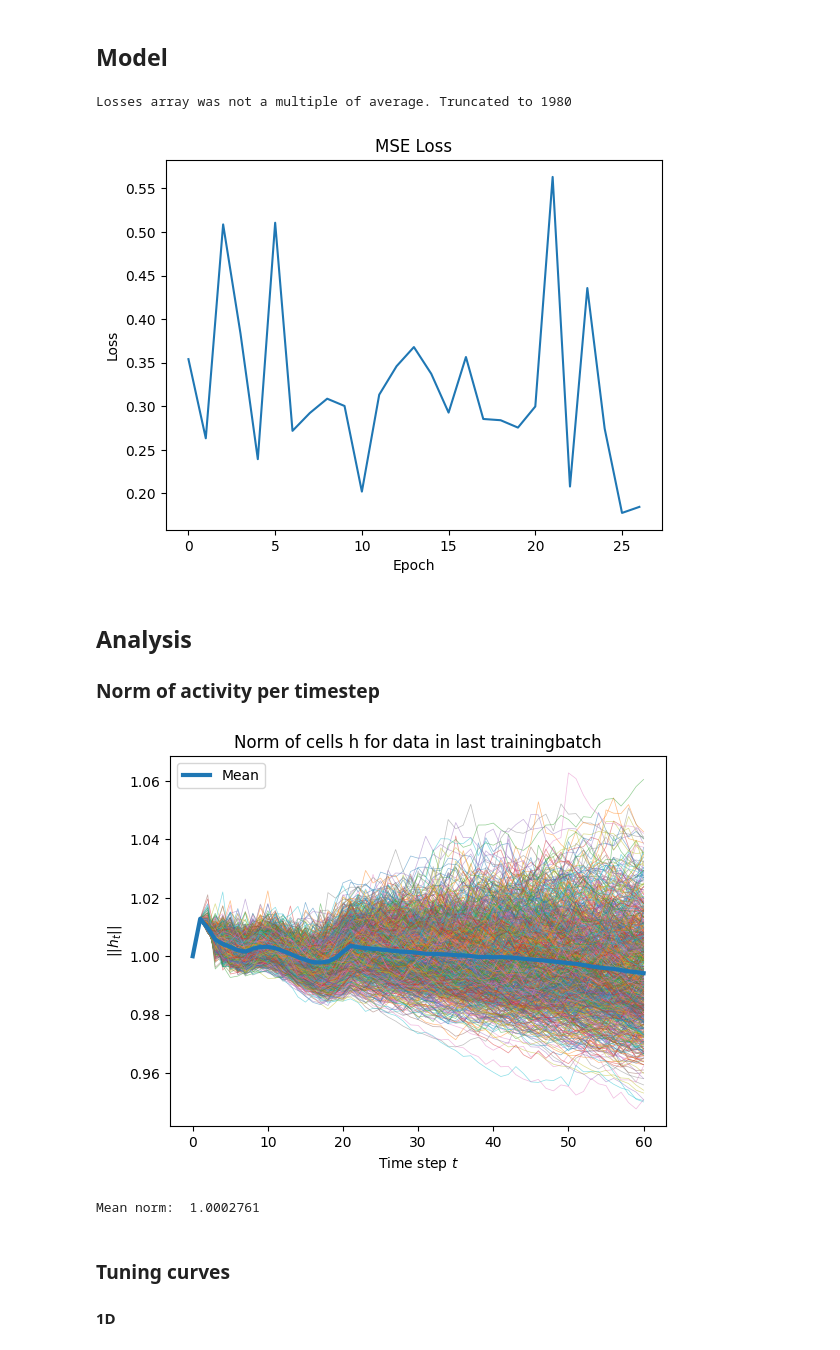
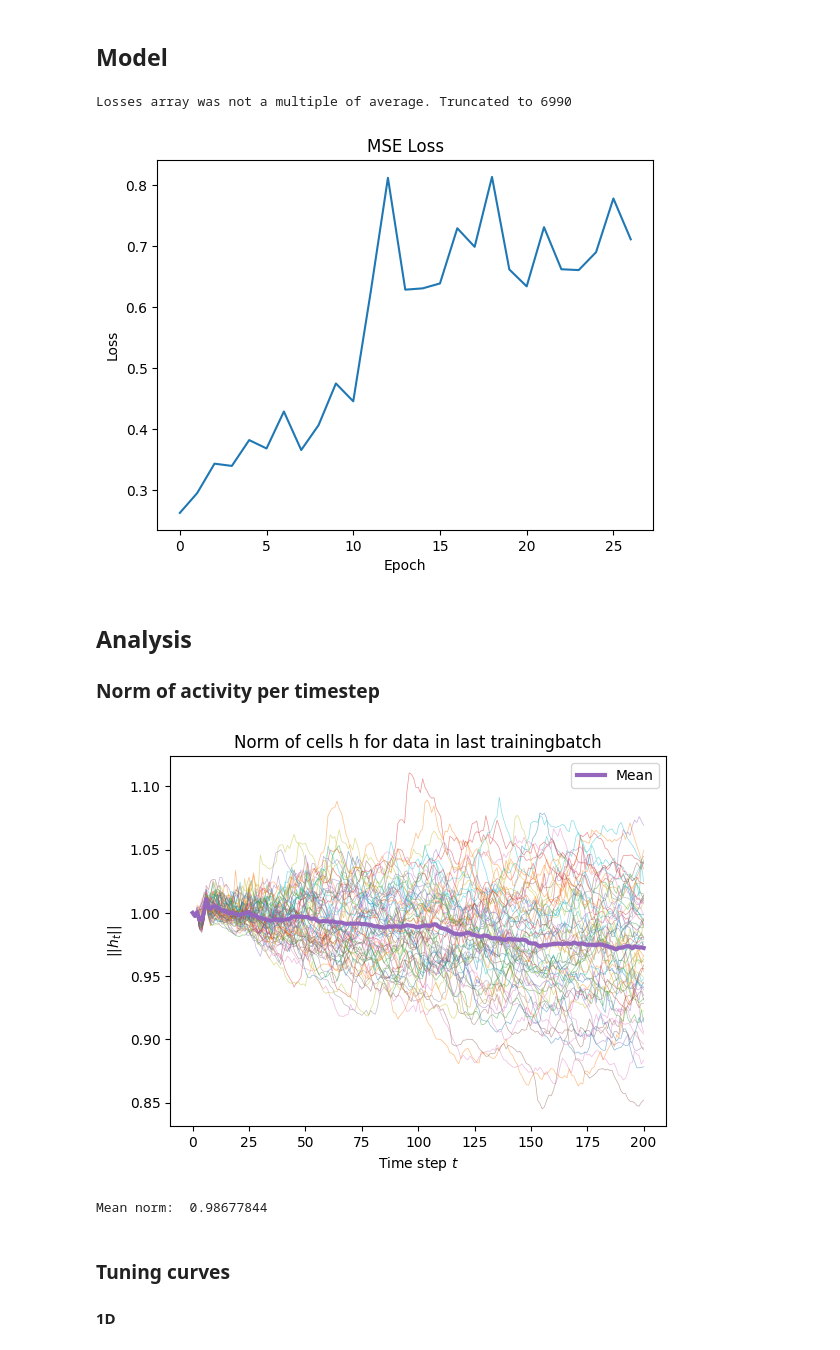
Before and after one commit to bioAI-Oslo/RNN-Adding-Problem-Representations, a Jupyter notebook: notebooks/summer.ipynb, the cells around one changed output. Saved outputs shown, nothing was run; the diff lists cells and outputs as text; code cells hidden in the pictures.

```diff
--- a/notebooks/summer.ipynb
+++ b/notebooks/summer.ipynb
@@ -103,15 +106,15 @@ Running on CPU
 # %% [markdown]
 ## Model
 # %%
-# input_data = np.load("../datasets/gradual_2D_5000_25_64.npy",allow_pickle=True)
-input_data = np.load("../datasets/constant_2D_2000_200_64.npy",allow_pickle=True)
+input_data = np.load("../datasets/gradual_2D_5000_25_64.npy",allow_pickle=True)
+# input_data = np.load("../datasets/constant_2D_2000_200_64.npy",allow_pickle=True)
 # %%
 hidden_size = 64
 input_size = 1
 # nav_size = 1
 
 # model1 = RNN_circular_LowEtAl_bridged(input_size,hidden_size,lr=0.0001,irnn=True,outputnn=False,Wx_normalize=False,activation=True,bias=False,nav_space=1,batch_size=64).to(device)
-model1 = RNN_circular_2D_xy_relative(input_size,hidden_size,lr=0.0002,act_decay=0.01,weight_decay=0.01).to(device)
+model1 = RNN_circular_2D_xy_Low(input_size,hidden_size,lr=0.0002,act_decay=0.01,weight_decay=0.0).to(device)
 # model1 = torch.compile(model1)
 
 train = False
@@ -125,15 +128,16 @@ if train:
 else:
     # model1.load_state_dict(torch.load("../trained models/LowEtAl_bridged_10000gradual+2000base.pt"))
     # model1.load_state_dict(torch.load("../trained models/LowEtAl_bridged_10000gradual.pt",map_location=torch.device('cpu')))
-    model1.load_state_dict(torch.load("../trained models/relative_2D_5000x3gradual+2000constant_Sophia_200tsteps_actdecay_noweightdecay_0.0002lr.pt",map_location=torch.device('cpu')))
+    model1.load_state_dict(torch.load("../trained models/Low_insp_2D_5000gradual+2000constant_Sophia_200tsteps_actdecay_noweightdecay_0.0002lr.pt",map_location=torch.device('cpu')))
 
 # torch.save(model1.state_dict(), "../trained models/LowEtAl_bridged_reduced_Gradual_lossiequaloroverj_maskonangle_lossscale_4000gradual.pt")
 # %%
-# _ = model1.train_gradual_manual(input_data)
-# model1.plot_losses(average=30)
+input_data = np.load("../datasets/constant_2D_2000_200_64.npy",allow_pickle=True)
+_ = model1.train_gradual_manual(input_data)
+model1.plot_losses(average=30)
 # %% [output]
-Losses array was not a multiple of average. Truncated to 1980
+Losses array was not a multiple of average. Truncated to 6990
-[figure, old version]
+[figure, new version]
 # %%
 # model1.base_training_tsteps = 200
 # _ = model1.train(epochs=1)
@@ -149,8 +153,8 @@ htss = model1.hts.norm(dim=2)
 htss = htss.cpu().detach().numpy()
 plot_norm(htss,avg_only=False)
 # %% [output]
-[figure, old version]
+[figure, new version]
-Mean norm:  1.0002761
+Mean norm:  0.98677844
 # %% [markdown]
 ### Tuning curves
 
```
Also changed, not shown: parts of 8 cells of this notebook, 5 other files.
